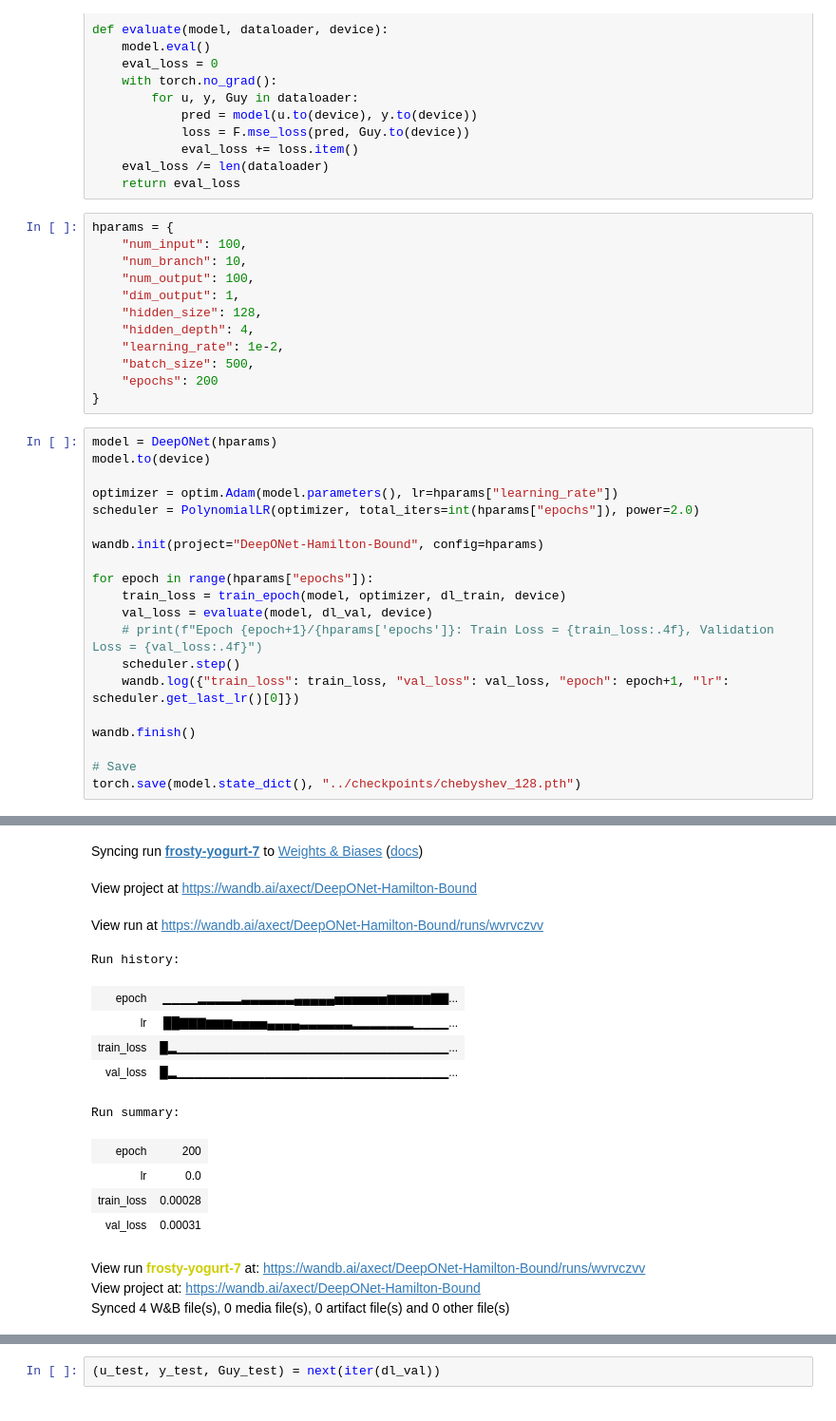
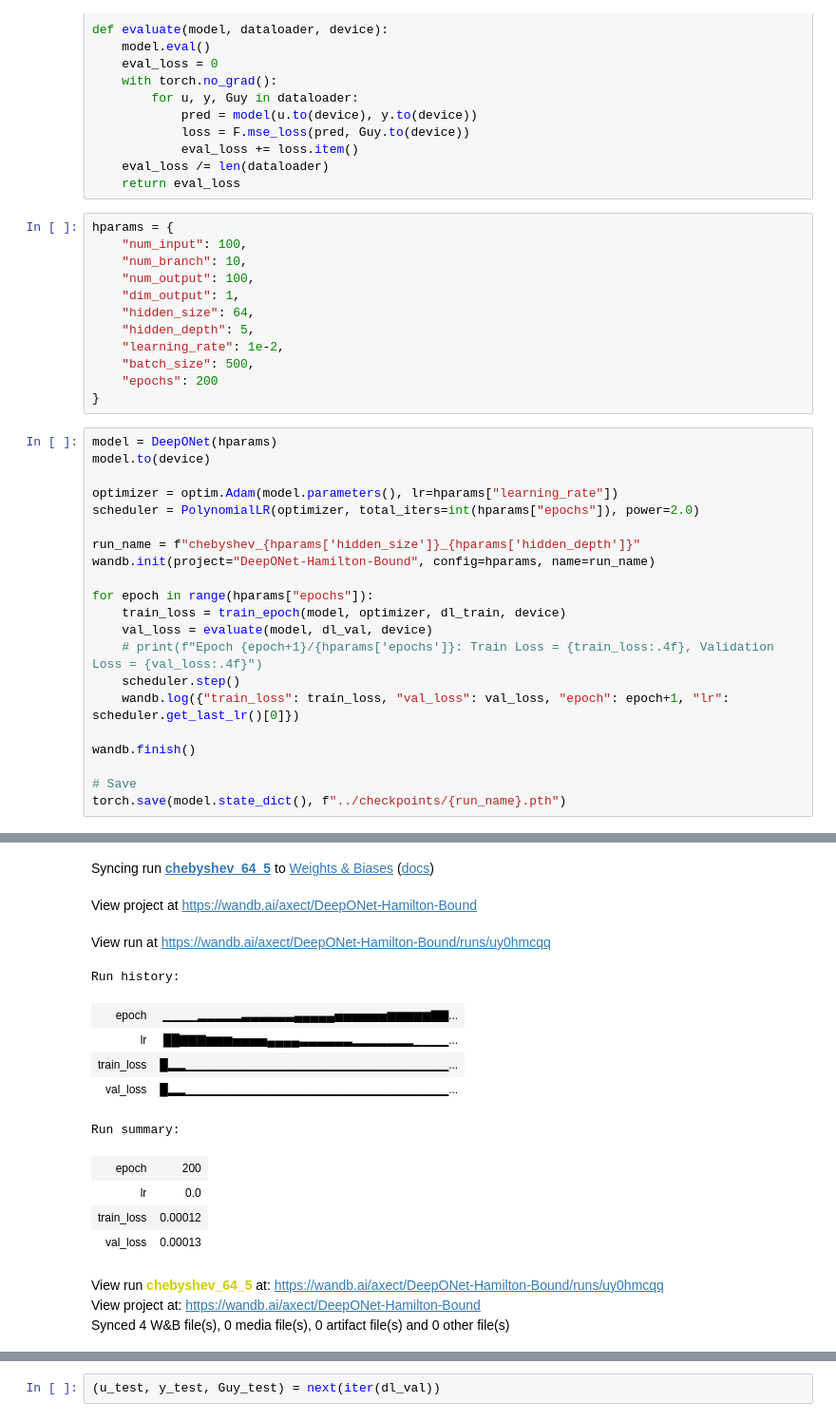
Before and after one commit to Zhu-Zhen-Yi/Neural_Hamilton_old, a Jupyter notebook: notebook/bound.ipynb, the cells around one changed output, grey strips where cells are left out. Shown at 95% size. Cells and saved outputs as stored; diff of their text form.

```diff
--- a/notebook/bound.ipynb
+++ b/notebook/bound.ipynb
@@ -120,8 +120,8 @@ hparams = {
     "num_branch": 10,
     "num_output": 100,
     "dim_output": 1,
-    "hidden_size": 128,
-    "hidden_depth": 4,
+    "hidden_size": 64,
+    "hidden_depth": 5,
     "learning_rate": 1e-2,
     "batch_size": 500,
     "epochs": 200
@@ -133,7 +133,8 @@ model.to(device)
 optimizer = optim.Adam(model.parameters(), lr=hparams["learning_rate"])
 scheduler = PolynomialLR(optimizer, total_iters=int(hparams["epochs"]), power=2.0)
 
-wandb.init(project="DeepONet-Hamilton-Bound", config=hparams)
+run_name = f"chebyshev_{hparams['hidden_size']}_{hparams['hidden_depth']}"
+wandb.init(project="DeepONet-Hamilton-Bound", config=hparams, name=run_name)
 
 for epoch in range(hparams["epochs"]):
     train_loss = train_epoch(model, optimizer, dl_train, device)
@@ -145,7 +146,7 @@ for epoch in range(hparams["epochs"]):
 wandb.finish()
 
 # Save
-torch.save(model.state_dict(), "../checkpoints/chebyshev_128.pth")
+torch.save(model.state_dict(), f"../checkpoints/{run_name}.pth")
 # %% [output]
 Failed to detect the name of this notebook, you can set it manually with the WANDB_NOTEBOOK_NAME environment variable to enable code saving.
 wandb: Currently logged in as: axect. Use `wandb login --relogin` to force relogin
@@ -154,16 +155,16 @@ Run data is saved locally in /home/xteca/Documents/Project/Machine_Learning/Neur
-Syncing run frosty-yogurt-7 to Weights & Biases (docs)
+Syncing run chebyshev_64_5 to Weights & Biases (docs)
 View project at https://wandb.ai/axect/DeepONet-Hamilton-Bound
-View run at https://wandb.ai/axect/DeepONet-Hamilton-Bound/runs/wvrvczvv
+View run at https://wandb.ai/axect/DeepONet-Hamilton-Bound/runs/uy0hmcqq
 Run history:
 | epoch | ▁▁▁▁▂▂▂▂▂▃▃▃▃▃▃▄▄▄▄▄▅▅▅▅▅▅▆▆▆▆▆▇▇... |
 | lr | ██▇▇▇▆▆▆▅▅▅▅▄▄▄▄▃▃▃▃▃▃▂▂▂▂▂▂▂▁▁▁▁... |
-| train_loss | █▂▁▁▁▁▁▁▁▁▁▁▁▁▁▁▁▁▁▁▁▁▁▁▁▁▁▁▁▁▁▁▁... |
-| val_loss | █▂▁▁▁▁▁▁▁▁▁▁▁▁▁▁▁▁▁▁▁▁▁▁▁▁▁▁▁▁▁▁▁... |
+| train_loss | █▂▂▁▁▁▁▁▁▁▁▁▁▁▁▁▁▁▁▁▁▁▁▁▁▁▁▁▁▁▁▁▁... |
+| val_loss | █▂▂▁▁▁▁▁▁▁▁▁▁▁▁▁▁▁▁▁▁▁▁▁▁▁▁▁▁▁▁▁▁... |
 Run summary:
 | epoch | 200 |
 | lr | 0.0 |
-| train_loss | 0.00028 |
-| val_loss | 0.00031 |
+| train_loss | 0.00012 |
+| val_loss | 0.00013 |
-View run frosty-yogurt-7 at: https://wandb.ai/axect/DeepONet-Hamilton-Bound/runs/wvrvczvv
+View run chebyshev_64_5 at: https://wandb.ai/axect/DeepONet-Hamilton-Bound/runs/uy0hmcqq
 View project at: https://wandb.ai/axect/DeepONet-Hamilton-Bound
 Synced 4 W&B file(s), 0 media file(s), 0 artifact file(s) and 0 other file(s)
```
Also changed, not shown: parts of 5 cells of this notebook, 15 other files.
